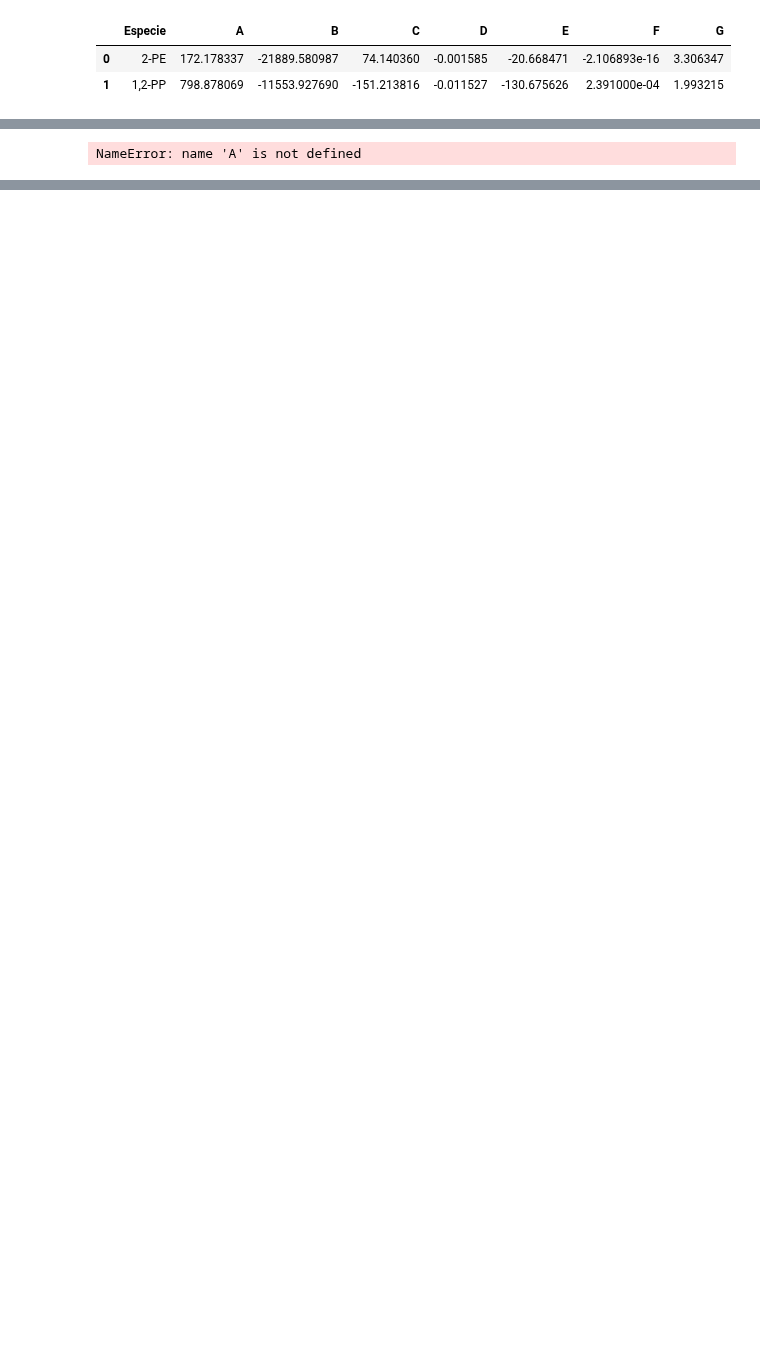
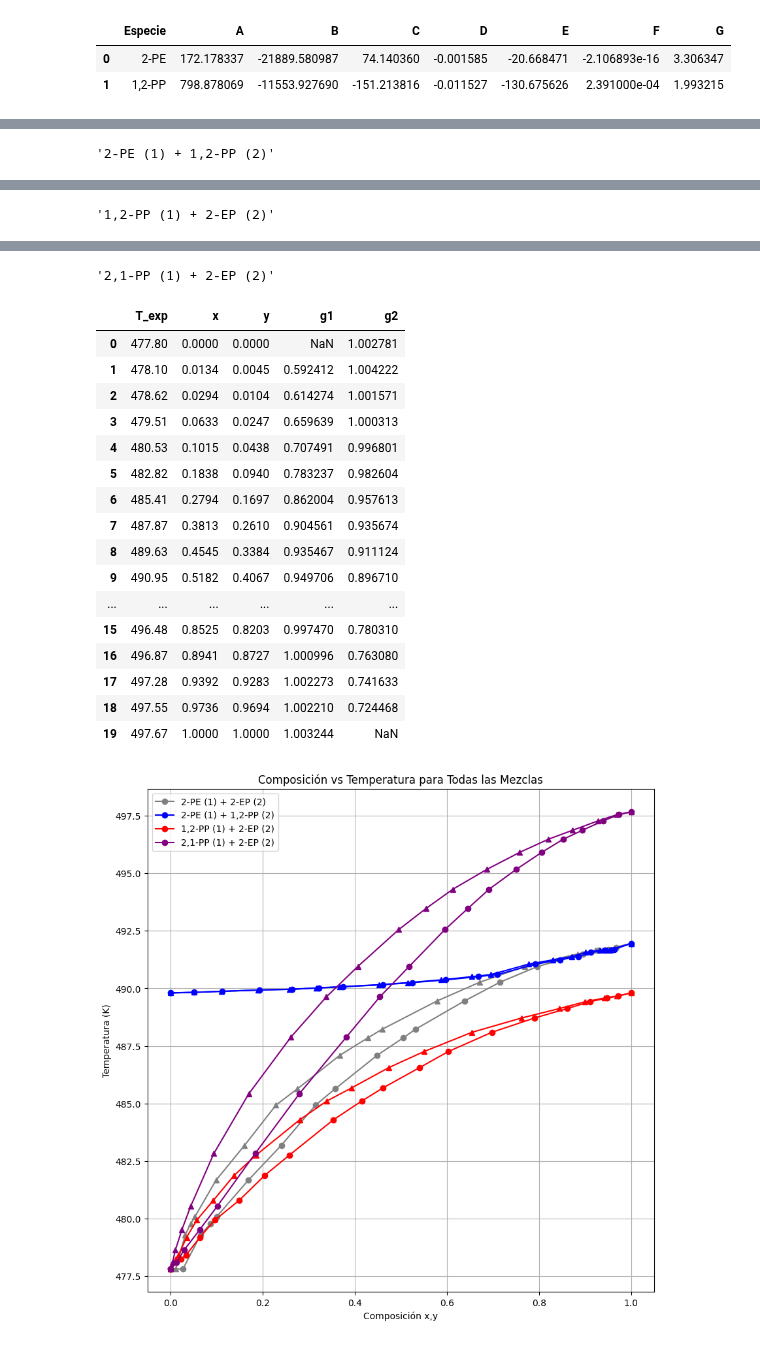
Before and after one commit to ChristianPh404/TQA, a Jupyter notebook: trabajo2.ipynb, the cells around one changed output, grey strips where cells are left out. Cells and saved outputs as stored; diff of their text form; code cells hidden in the pictures; blank space fills up the shorter version.

```diff
--- a/trabajo2.ipynb
+++ b/trabajo2.ipynb
@@ -52,7 +52,7 @@ display(resultados)
 # %%
 import numpy as np
 import pandas as pd
-
+import matplotlib.pyplot as plt
 # Definir función para calcular la presión de saturación con la ecuación de Antoine:
 def Psat(A, B, C, D, E, F, G, T):
     return np.exp(A + (B / (T + C)) + (D*T) + (E * np.log(T)) + (F * (T**G)))
@@ -65,6 +65,8 @@ An1 = np.array([58.17 , -8985.10 , 0, 0, -5.7034 , 4.6087e-18, 6])
 An2 = np.array([154.28, -13145.00, 0, 0, -20.1810, 1.0283e-5 , 2])
 An3 = np.array([133.44, -13446.00, 0, 0, -16.6590, 6.6391e-6 , 2])
 An4 = np.array([133.75, -11577.65, 0, 0, -17.5651, 1.3782e-6 , 2])
+# grafico
+plt.figure(figsize=(10, 10))
 
 # Datos para las cuatro mezclas:
 mezclas = [
@@ -74,19 +76,17 @@ mezclas = [
      'y': np.array([0, 0.0115,0.0316, 0.0437,  0.0531,  0.0988, 0.1609, 0.2292,0.2754, 0.3676, 0.4285, 0.4593, 0.5784, 0.6718, 0.7692, 0.8842, 0.9228, 0.9452 ,  0.9648, 1]),
      'Antoine_params': [An1, An2]},
 
+     {'nombre': '2-PE (1) + 1,2-PP (2)',
+     'T_exp': np.array([ 489.80, 489.83, 489.87, 489.93, 489.96, 490.02,490.07, 490.16, 490.25, 490.37,490.51, 490.60, 491.05, 491.24, 491.38,  491.56,  491.65, 491.65,491.70 , 491.95 ]),
+     'x': np.array([0, 0.0511,  0.1116,0.1931, 0.2635, 0.3227, 0.3747,  0.4619,  0.5247,  0.5982,  0.6680,  0.7098, 0.7926,   0.8455, 0.8850, 0.9124,   0.9427,0.9566,0.9640, 1.0000]),
+     'y': np.array([0,  0.0509,  0.1103,0.1905, 0.2588,  0.3166, 0.3681, 0.4534, 0.5154,0.5874, 0.6546, 0.6957,0.7773, 0.8301, 0.8710, 0.9007,  0.9330, 0.9488,  0.9573, 1]),
+     'Antoine_params': [An1, An4]},
+
      {'nombre': '1,2-PP (1) + 2-EP (2)',
      'T_exp': np.array([477.80, 478.24,478.40, 479.18,  479.93, 480.78, 481.87, 482.75,484.29,  485.10, 485.67, 486.56, 487.25, 488.09, 488.71, 489.12, 489.42,489.58 , 489.67 , 489.80]),
       'x': np.array([0,   0.0220,0.0335, 0.0638,  0.0964, 0.1488, 0.2045,0.2581, 0.3539,  0.4152,0.4611, 0.5414, 0.6029,  0.6977,0.7901, 0.8610,  0.9109, 0.9483,  0.9728, 1.0000]),
      'y': np.array([0, 0.0108, 0.0172, 0.0349,  0.0571,   0.0929,0.1380, 0.1857,0.2808, 0.3391,0.3930, 0.4745, 0.5501, 0.6544, 0.7618, 0.8440, 0.9004,  0.9429,  0.9701, 1]),
      'Antoine_params': [An4, An2]},
-
-
-     {'nombre': '2-PE (1) + 1,2-PP (2)',
-     'T_exp': np.array([ 489.80, 489.83, 489.87, 489.93, 489.96, 490.02,490.07, 490.16, 490.25, 490.37,490.51, 490.60, 491.05, 491.24, 491.38,  491.56,  491.65, 491.65,491.70 , 491.95 ]),
-     'x': np.array([0, 0.0511,  0.1116,0.1931, 0.2635, 0.3227, 0.3747,  0.4619,  0.5247,  0.5982,  0.6680,  0.7098, 0.7926,   0.8455, 0.8850, 0.9124,   0.9427,0.9566,0.9640, 1.0000]),
-     'y': np.array([0,  0.0509,  0.1103,0.1905, 0.2588,  0.3166, 0.3681, 0.4534, 0.5154,0.5874, 0.6546, 0.6957,0.7773, 0.8301, 0.8710, 0.9007,  0.9330, 0.9488,  0.9573, 1]),
-     'Antoine_params': [An1, An4]},
- #done
 
      {'nombre': '2,1-PP (1) + 2-EP (2)',
      'T_exp': np.array([477.80, 478.10, 478.62, 479.51, 480.53, 482.82,485.41, 487.87, 489.63, 490.95,  492.56, 493.47, 494.31, 495.17,495.91, 496.48,496.87,497.28 ,497.55 ,  497.67]),
@@ -94,7 +94,7 @@ mezclas = [
      'y': np.array([0, 0.0045, 0.0104, 0.0247,0.0438,  0.0940, 0.1697, 0.2610, 0.3384,  0.4067, 0.4959,0.5547, 0.6132,  0.6868,0.7581,  0.8203,  0.8727,  0.9283 ,  0.9694, 1]),
      'Antoine_params': [An3, An2]},
 
-    # Agregar datos y parámetros para las otras tres mezclas
+
 ]
 
 # Almacenar resultados en un DataFrame
@@ -133,9 +133,18 @@ for mezcla in mezclas:
     dataframes_mezclas[nombre] = df_mezcla
 
 # Acceder a los DataFrames individuales por nombre de mezcla
+colores = ['gray', 'blue', 'red', 'purple']
 print("DataFrames por mezcla:")
-for nombre, df_mezcla in dataframes_mezclas.items():
+for i, (nombre, df_mezcla) in enumerate(dataframes_mezclas.items()):
     display(nombre, df_mezcla)
+    plt.plot(df_mezcla['x'], df_mezcla['T_exp'], marker='o',color=colores[i], label=f'{nombre}')
+    plt.plot(df_mezcla['y'], df_mezcla['T_exp'], marker='^',color=colores[i])
+plt.title('Composición vs Temperatura para Todas las Mezclas')
+plt.ylabel('Temperatura (K)')
+plt.xlabel('Composición x,y')
+plt.legend()
+plt.grid(True)
+plt.show()
 # %% [output]
 DataFrames por mezcla:
 '2-PE (1) + 2-EP (2)'
@@ -156,4 +165,4 @@ DataFrames por mezcla:
 | 17 | 491.70 | 0.9503 | 0.9452 | 1.000288 | 0.788896 |
 | 18 | 491.78 | 0.9679 | 0.9648 | 1.000353 | 0.783103 |
 | 19 | 491.95 | 1.0000 | 1.0000 | 0.999083 | NaN |
-NameError: name 'A' is not defined
+'2-PE (1) + 1,2-PP (2)'
@@ -159,0 +186 @@ NameError: name 'A' is not defined
+'1,2-PP (1) + 2-EP (2)'
@@ -159,0 +204,19 @@ NameError: name 'A' is not defined
+'2,1-PP (1) + 2-EP (2)'
+|  | T_exp | x | y | g1 | g2 |
+| 0 | 477.80 | 0.0000 | 0.0000 | NaN | 1.002781 |
+| 1 | 478.10 | 0.0134 | 0.0045 | 0.592412 | 1.004222 |
+| 2 | 478.62 | 0.0294 | 0.0104 | 0.614274 | 1.001571 |
+| 3 | 479.51 | 0.0633 | 0.0247 | 0.659639 | 1.000313 |
+| 4 | 480.53 | 0.1015 | 0.0438 | 0.707491 | 0.996801 |
+| 5 | 482.82 | 0.1838 | 0.0940 | 0.783237 | 0.982604 |
+| 6 | 485.41 | 0.2794 | 0.1697 | 0.862004 | 0.957613 |
+| 7 | 487.87 | 0.3813 | 0.2610 | 0.904561 | 0.935674 |
+| 8 | 489.63 | 0.4545 | 0.3384 | 0.935467 | 0.911124 |
+| 9 | 490.95 | 0.5182 | 0.4067 | 0.949706 | 0.896710 |
+| ... | ... | ... | ... | ... | ... |
+| 15 | 496.48 | 0.8525 | 0.8203 | 0.997470 | 0.780310 |
+| 16 | 496.87 | 0.8941 | 0.8727 | 1.000996 | 0.763080 |
+| 17 | 497.28 | 0.9392 | 0.9283 | 1.002273 | 0.741633 |
+| 18 | 497.55 | 0.9736 | 0.9694 | 1.002210 | 0.724468 |
+| 19 | 497.67 | 1.0000 | 1.0000 | 1.003244 | NaN |
+[figure, added]
```
Also changed, not shown: parts of 1 cell of this notebook.
